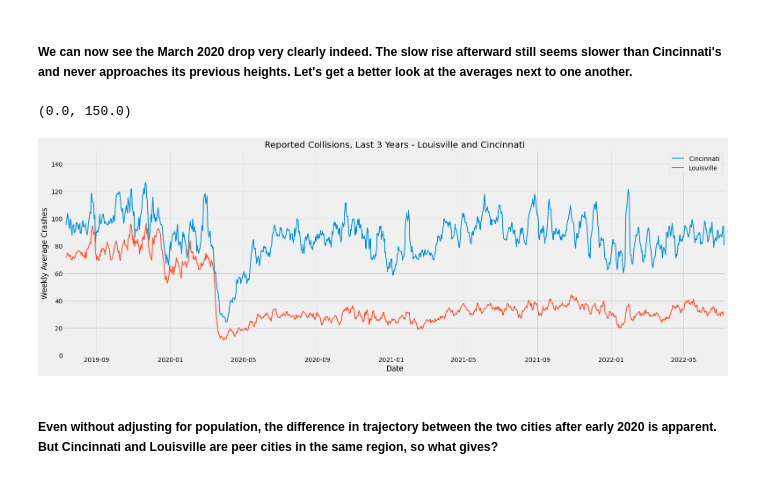
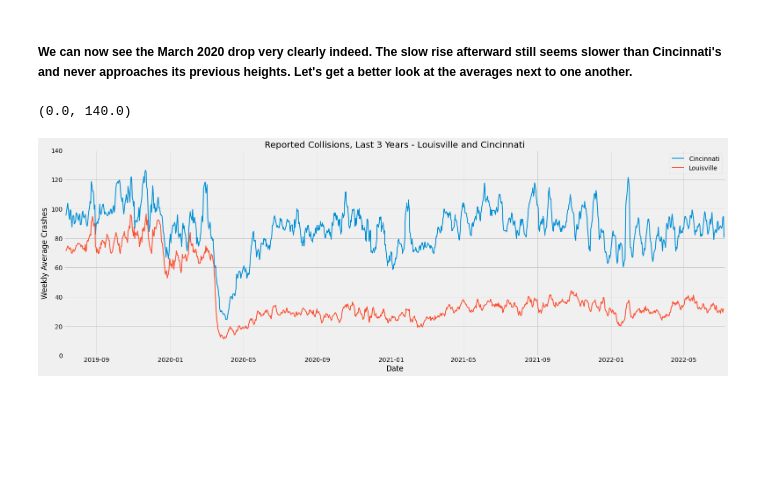
Before and after one commit to orderlogicmachine/covid-crash-compare, a Jupyter notebook: main.ipynb, the cells around one changed output. Drawn from its saved outputs; the diff is of its cells as text; code cells hidden in the pictures; blank space fills up the shorter version.

```diff
--- a/main.ipynb
+++ b/main.ipynb
@@ -213,16 +213,14 @@ plt.ylim(0, 175)
 # %%
 plt.style.use('fivethirtyeight')
 plt.figure(figsize = (24, 8))
 plt.plot(cinCrashes.index, cinDF["rolling"], linewidth=2, label='Cincinnati')
 plt.plot(louCrashes.index, louDF["rolling"], linewidth=2, label='Louisville')
 plt.xlabel('Date')
 plt.ylabel('Weekly Average Crashes')
 plt.title('Reported Collisions, Last 3 Years - Louisville and Cincinnati')
 plt.legend()
 plt.xlim(pd.Timestamp('2019-07-09'), pd.Timestamp('2022-07-09'))
-plt.ylim(0, 150)
+plt.ylim(0, 140)
 # %% [output]
-(0.0, 150.0)
+(0.0, 140.0)
-[figure, old version]
+[figure, new version]
-# %% [markdown]
-##### Even without adjusting for population, the difference in trajectory between the two cities after early 2020 is apparent. But Cincinnati and Louisville are peer cities in the same region, so what gives?
```
Also changed, not shown: parts of 1 cell of this notebook.
